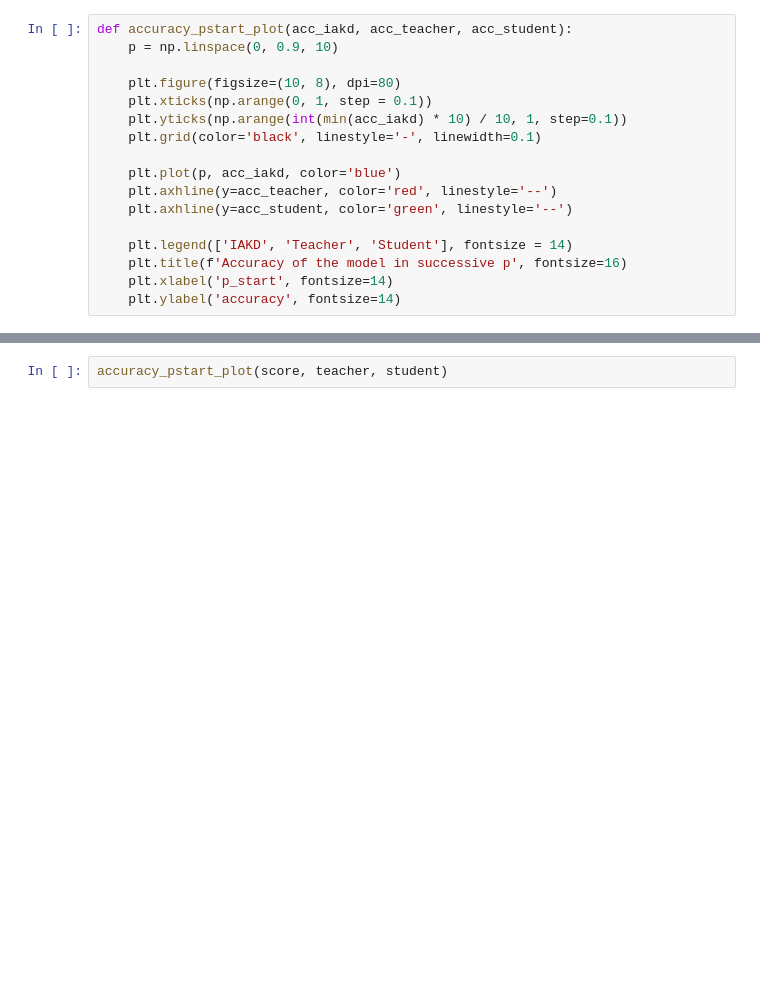
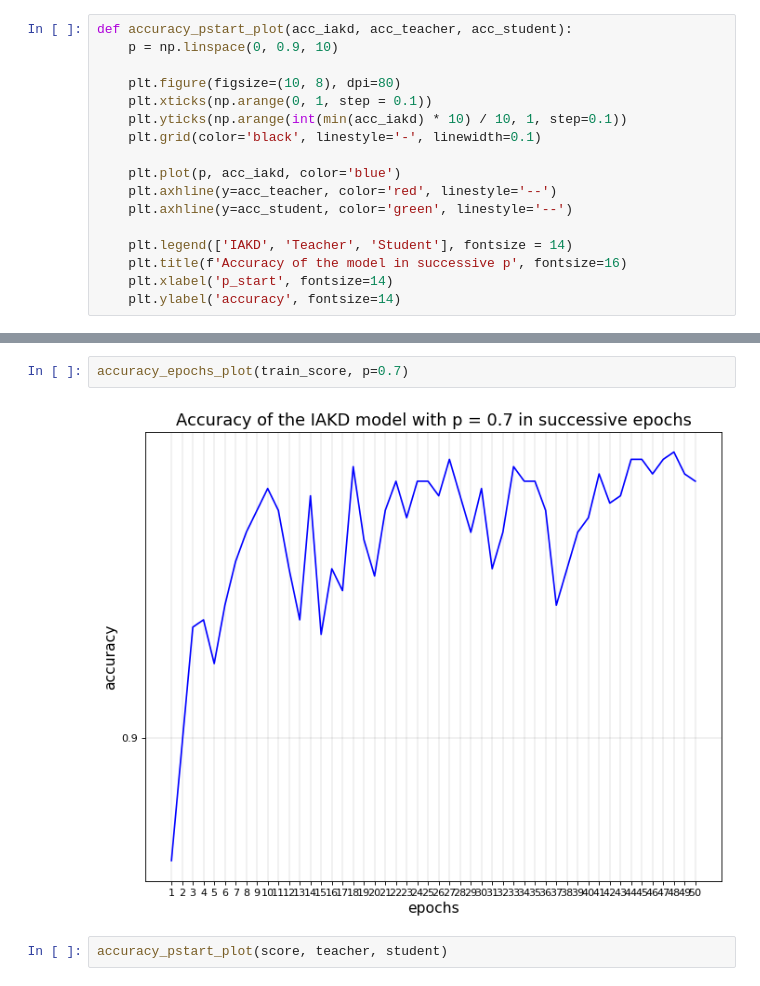
Before and after one commit to maciekchylak/TransferLearning, a Jupyter notebook: plots.ipynb, the cells around one changed output, grey strips where cells are left out. Cells and saved outputs as stored; diff of their text form; blank space fills up the shorter version.

```diff
--- a/plots.ipynb
+++ b/plots.ipynb
@@ -39,3 +85,7 @@ accuracy_epochs_plot(score, p=0.7)
+# %%
+accuracy_epochs_plot(train_score, p=0.7)
+# %% [output]
+[figure, added]
 # %%
 accuracy_pstart_plot(score, teacher, student)
 # %% [output]
```
Also changed, not shown: parts of 4 cells of this notebook, 7 other files.
